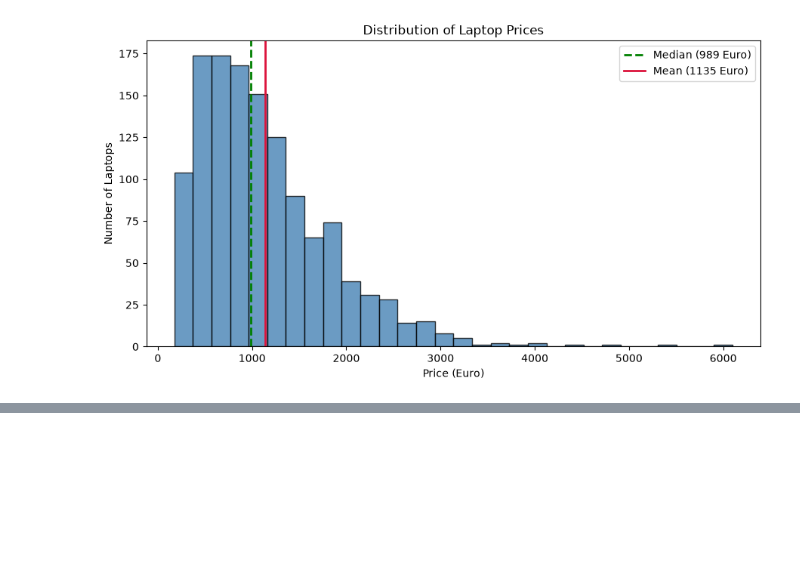
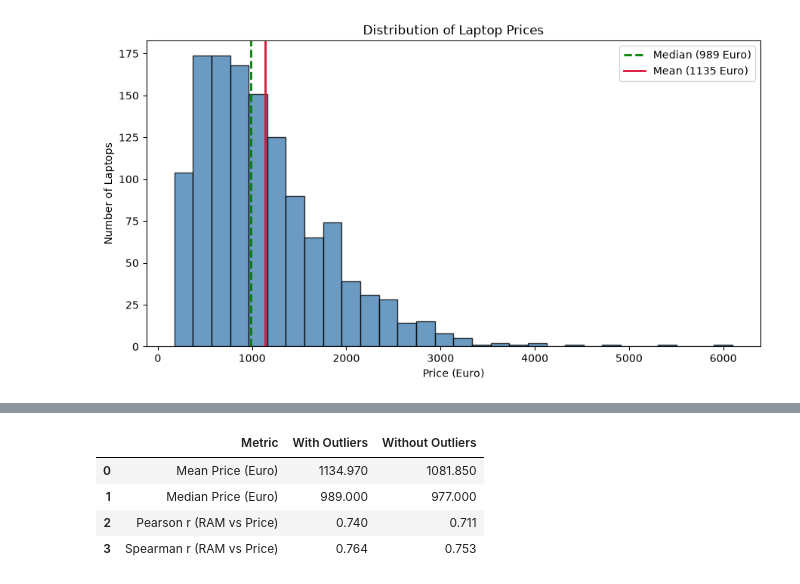
Before and after one commit to noyNosrati/MiniProject_python_1, a Jupyter notebook: Q2_laptop_analysis.ipynb, the cells around one changed output, grey strips where cells are left out. Saved outputs shown, nothing was run; the diff lists cells and outputs as text; code cells hidden in the pictures; blank space fills up the shorter version.

```diff
--- a/Q2_laptop_analysis.ipynb
+++ b/Q2_laptop_analysis.ipynb
@@ -425,0 +484,32 @@ Skewness: 1.51
+# %%
+# D. Step 2: Compare Mean, Median, and RAM-Price correlations with vs. without price outliers
+
+# Build a comparison table using df (all laptops) vs. df_no_outliers (excluding the 28 outliers)
+comparison = pd.DataFrame({
+    "Metric": [
+        "Mean Price (Euro)",
+        "Median Price (Euro)",
+        "Pearson r (RAM vs Price)",
+        "Spearman r (RAM vs Price)",
+    ],
+    "With Outliers": [
+        round(df["Price (Euro)"].mean(), 2),
+        round(df["Price (Euro)"].median(), 2),
+        round(df["RAM (GB)"].corr(df["Price (Euro)"], method="pearson"), 3),
+        round(df["RAM (GB)"].corr(df["Price (Euro)"], method="spearman"), 3),
+    ],
+    "Without Outliers": [
+        round(df_no_outliers["Price (Euro)"].mean(), 2),
+        round(df_no_outliers["Price (Euro)"].median(), 2),
+        round(df_no_outliers["RAM (GB)"].corr(df_no_outliers["Price (Euro)"], method="pearson"), 3),
+        round(df_no_outliers["RAM (GB)"].corr(df_no_outliers["Price (Euro)"], method="spearman"), 3),
+    ],
+})
+
+display(comparison)
+# %% [output]
+|  | Metric | With Outliers | Without Outliers |
+| 0 | Mean Price (Euro) | 1134.970 | 1081.850 |
+| 1 | Median Price (Euro) | 989.000 | 977.000 |
+| 2 | Pearson r (RAM vs Price) | 0.740 | 0.711 |
+| 3 | Spearman r (RAM vs Price) | 0.764 | 0.753 |
```
Also changed, not shown: parts of 2 cells of this notebook, 2 other files.
